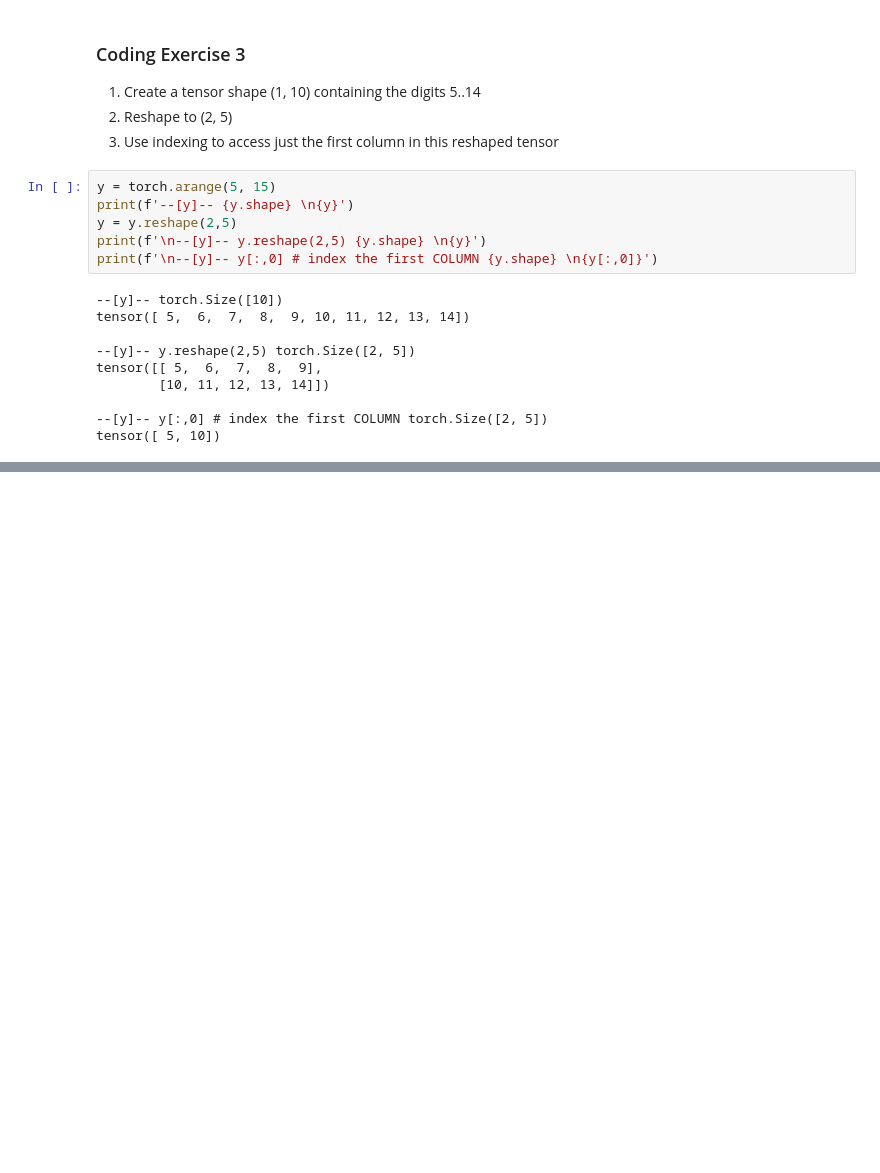
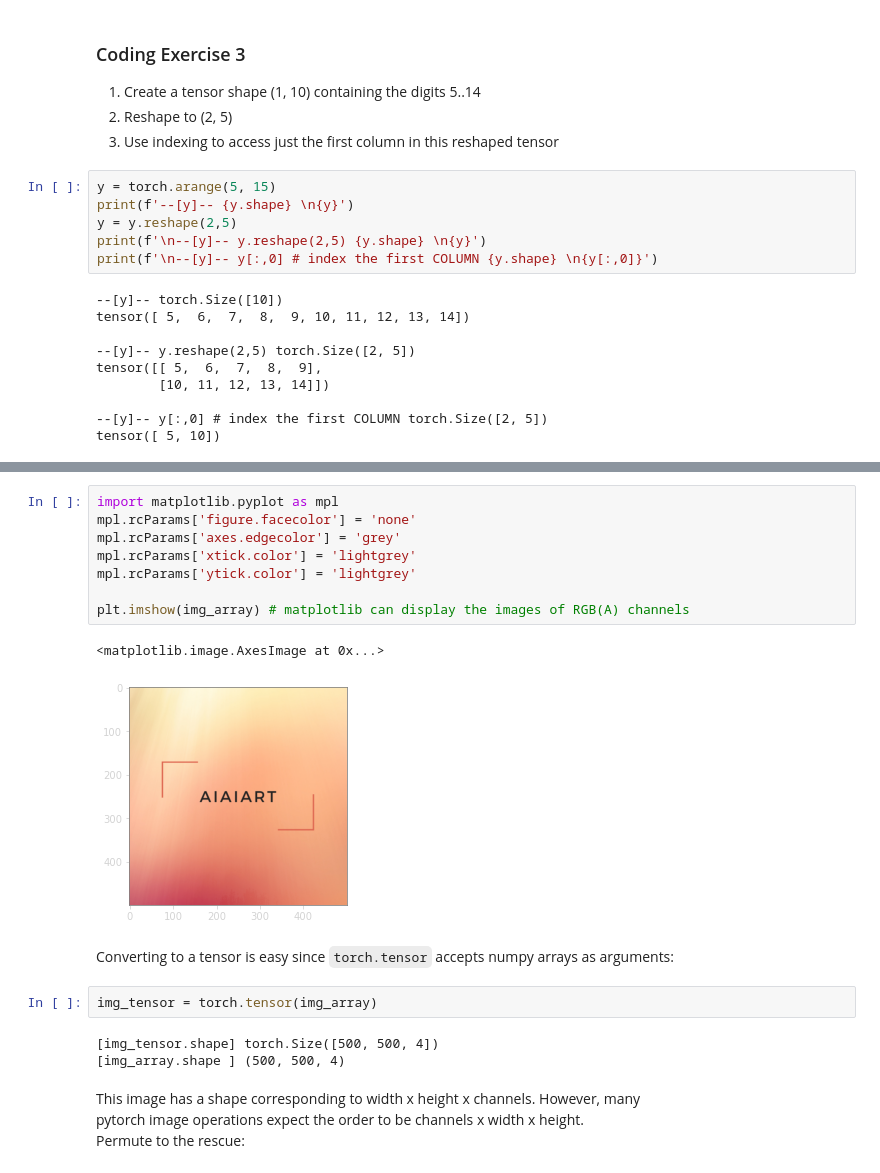
Before and after one commit to miketon/JupyterJeep, a Jupyter notebook: aiart/art_01_Intro_GradientDescent.ipynb, the cells around one changed output, grey strips where cells are left out. Drawn from its saved outputs; the diff is of its cells as text; blank space fills up the shorter version.

```diff
--- a/aiart/art_01_Intro_GradientDescent.ipynb
+++ b/aiart/art_01_Intro_GradientDescent.ipynb
@@ -689,0 +724,22 @@ tensor([ 5, 10])
+# %%
+import matplotlib.pyplot as mpl
+mpl.rcParams['figure.facecolor'] = 'none'
+mpl.rcParams['axes.edgecolor'] = 'grey'
+mpl.rcParams['xtick.color'] = 'lightgrey'
+mpl.rcParams['ytick.color'] = 'lightgrey'
+
+plt.imshow(img_array) # matplotlib can display the images of RGB(A) channels
+# %% [output]
+<matplotlib.image.AxesImage at 0x...>
+[figure, added]
+# %% [markdown]
+Converting to a tensor is easy since `torch.tensor` accepts numpy arrays as arguments:
+# %%
+img_tensor = torch.tensor(img_array)
+# %% [output]
+[img_tensor.shape] torch.Size([500, 500, 4])
+[img_array.shape ] (500, 500, 4)
+# %% [markdown]
+This image has a shape corresponding to width x height x channels. However, many
+pytorch image operations expect the order to be channels x width x height.
+Permute to the rescue:
```
Also changed, not shown: parts of 6 cells of this notebook, 1 other file.
